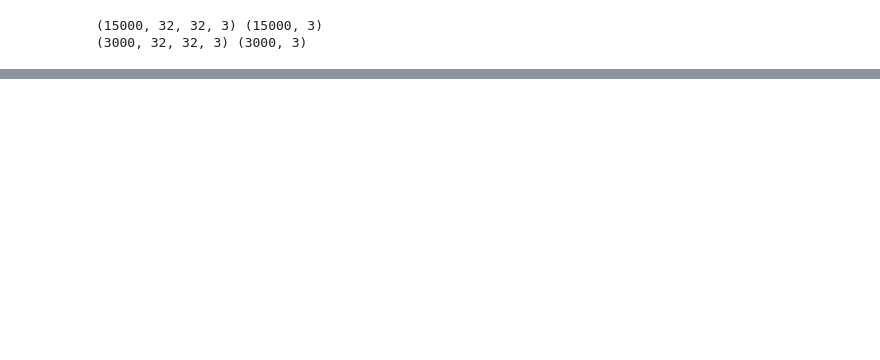
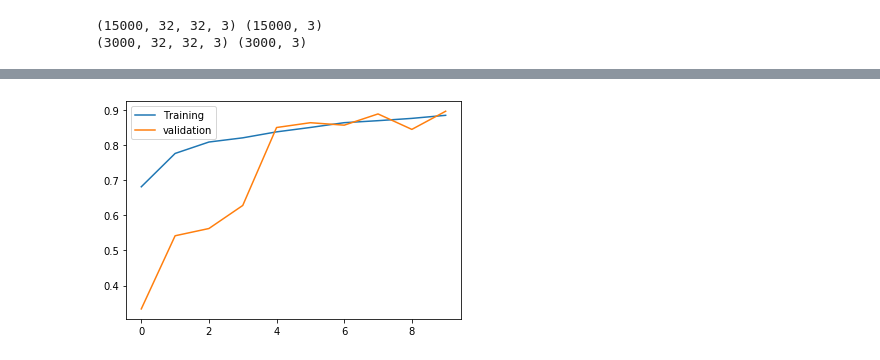
Before and after one commit to ritika-singh2000/Image-Classification-with-cnn-using-keras, a Jupyter notebook: Image_classification.ipynb, the cells around one changed output, grey strips where cells are left out. Drawn from its saved outputs; the diff is of its cells as text; code cells hidden in the pictures; blank space fills up the shorter version.

Commit message:
Image Classification with cnn using keras

```diff
--- a/Image_classification.ipynb
+++ b/Image_classification.ipynb
@@ -166,0 +173,10 @@ Epoch 6/10
+# %%
+ac = history.history['accuracy']
+val_ac = history.history['val_accuracy']
+
+plt.plot(range(len(ac)), ac , label = 'Training')
+plt.plot(range(len(ac)), val_ac , label = 'validation')
+plt.legend()
+plt.show()
+# %% [output]
+[figure, added]
```
Also changed, not shown: parts of 8 cells of this notebook.
